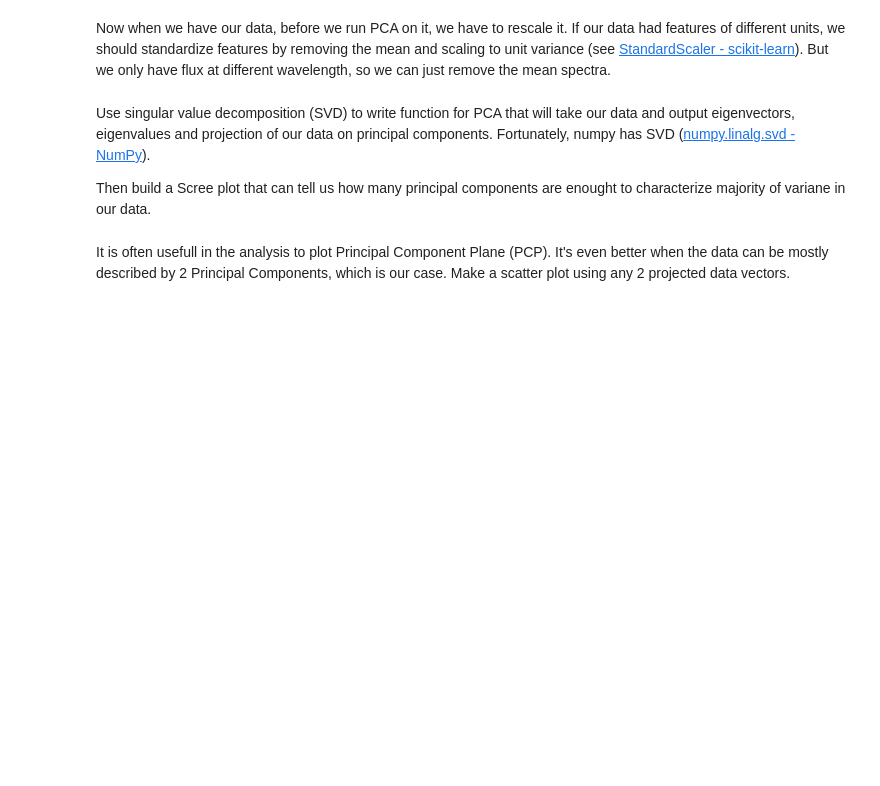
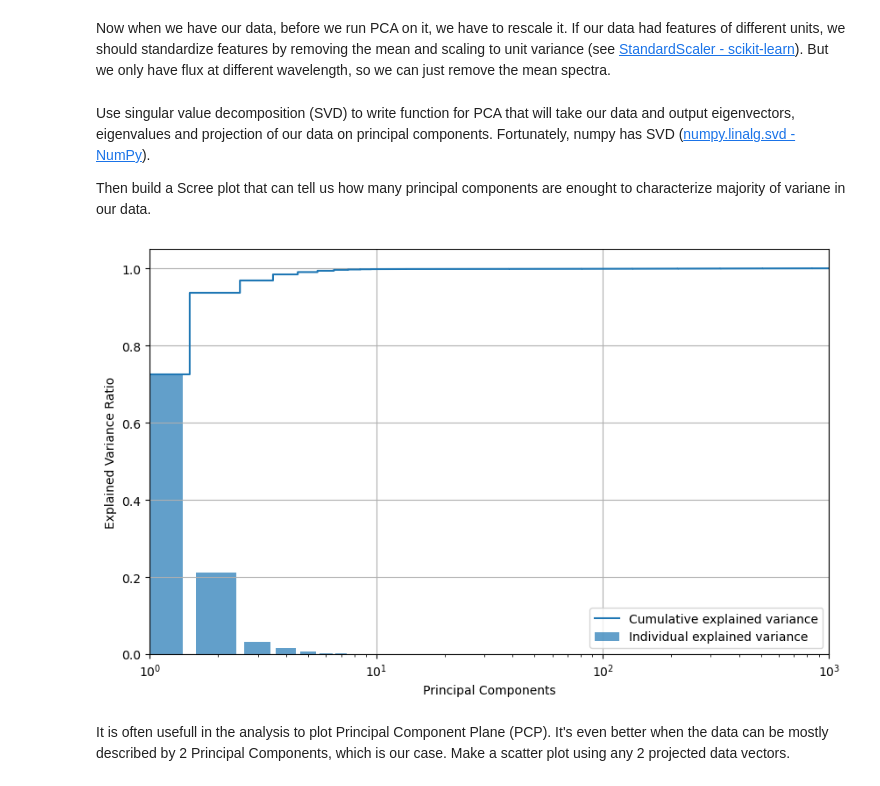
Before and after one commit to teolemay/phys607exercises, a Jupyter notebook: Astrostats12_Monday_solutions.ipynb, the cells around one changed output. Drawn from its saved outputs; the diff is of its cells as text; code cells hidden in the pictures; blank space fills up the shorter version.

```diff
--- a/Astrostats12_Monday_solutions.ipynb
+++ b/Astrostats12_Monday_solutions.ipynb
@@ -153,23 +173,25 @@ def pca(rescaled_data):
 
     return ei_vals, ei_vecs, projected
 # %%
-ei_vals, ei_vecs, projected = pca(rescaled)
+ei_vals, ei_vecs, projected = pca(rescaled_data)
 
 total_variance = np.sum(ei_vals)
 variance_ratio = ei_vals / total_variance
 cumulative_variance_ratio = np.cumsum(variance_ratio)
 
 plt.figure(figsize=(10, 6))
 plt.bar(range(1, len(ei_vals) + 1), variance_ratio, alpha=0.7, align='center', label='Individual explained variance')
 plt.step(range(1, len(ei_vals) + 1), cumulative_variance_ratio, where='mid', label='Cumulative explained variance')
 plt.xlabel('Principal Components')
 plt.ylabel('Explained Variance Ratio')
 # plt.title('Scree Plot')
 plt.xscale('log')
 plt.xlim(1,1000)
 plt.legend()
 plt.grid(True)
 plt.show()
+# %% [output]
+[figure, added]
 # %% [markdown]
 It is often usefull in the analysis to plot Principal Component Plane (PCP). It's even better when the data can be mostly described by 2 Principal Components, which is our case. Make a scatter plot using any 2 projected data vectors.
 # %%
```
Also changed, not shown: parts of 7 cells of this notebook, 1 other file.
